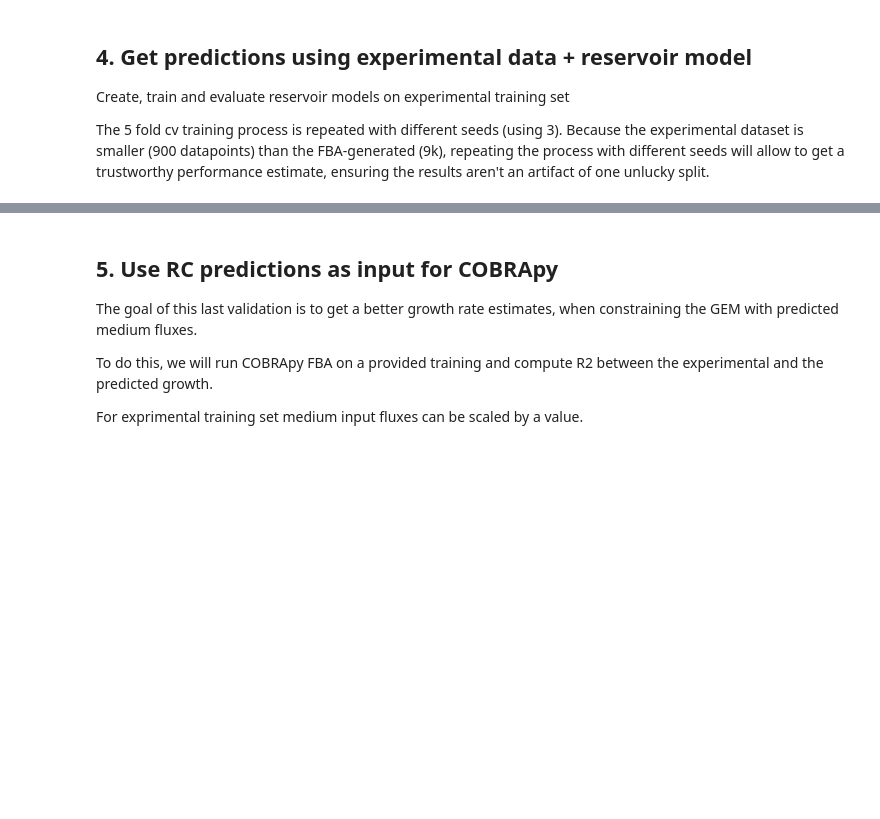
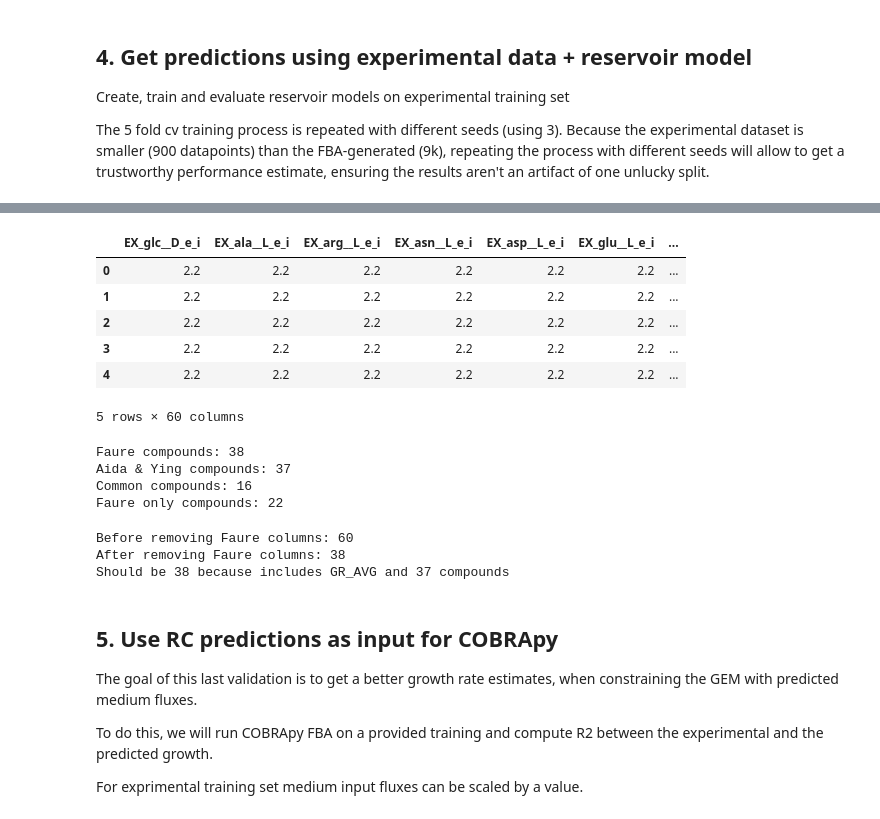
Before and after one commit to lyach/amn_release, a Jupyter notebook: Tutorial_Aida.ipynb, the cells around one changed output, grey strips where cells are left out. Saved outputs shown, nothing was run; the diff lists cells and outputs as text; code cells hidden in the pictures; blank space fills up the shorter version.

```diff
--- a/Tutorial_Aida.ipynb
+++ b/Tutorial_Aida.ipynb
@@ -892,0 +985,61 @@ print(f'  Saved Cobra solution to {cobra_path}')
+# %%
+# Adding the column names to the Cobra solution
+expfile  = DIRECTORY+'Dataset_input/aidaying_media_growth_amns_padded.csv'
+exp_df = pd.read_csv(expfile)
+colnames = exp_df.columns.tolist()
+
+cobrafile = DIRECTORY+'Result/AidaYing_UB_AMN_QP_RC/AidaYing_UB_AMN_QP_RC_solution_for_Cobra.csv'
+cobra_df = pd.read_csv(cobrafile)
+
+if len(colnames) == cobra_df.shape[1]:
+    cobra_df.columns = colnames
+else:
+    print(f'Column names do not match: {len(colnames)} != {cobra_df.shape[1]}')
+
+cobra_df.head()
+# %% [output]
+|  | EX_glc__D_e_i | EX_ala__L_e_i | EX_arg__L_e_i | EX_asn__L_e_i | EX_asp__L_e_i | EX_glu__L_e_i | ... |
+| 0 | 2.2 | 2.2 | 2.2 | 2.2 | 2.2 | 2.2 | ... |
+| 1 | 2.2 | 2.2 | 2.2 | 2.2 | 2.2 | 2.2 | ... |
+| 2 | 2.2 | 2.2 | 2.2 | 2.2 | 2.2 | 2.2 | ... |
+| 3 | 2.2 | 2.2 | 2.2 | 2.2 | 2.2 | 2.2 | ... |
+| 4 | 2.2 | 2.2 | 2.2 | 2.2 | 2.2 | 2.2 | ... |
+5 rows × 60 columns
+# %%
+# Load original Aida & Yin dataset
+aida_path = DIRECTORY + 'Dataset_input/aidaying_media_growth_amns.csv'
+aida_df = pd.read_csv(aida_path)
+
+# Load parameter file from Faure et. al
+faure_path = DIRECTORY + 'Dataset_input/iML1515.csv'
+faure_df = pd.read_csv(faure_path)
+
+# Store column names (excluding non-compounds)
+faure_cols = faure_df.columns.drop('name')
+aida_cols = aida_df.columns.drop('GR_AVG')
+
+print(f"Faure compounds: {len(faure_cols)}")
+print(f"Aida & Ying compounds: {len(aida_cols)}")
+
+# Check common compounds
+common_compounds = set(faure_cols) & set(aida_cols)
+print(f"Common compounds: {len(common_compounds)}")
+# Check Faure only
+faure_only = set(faure_cols) - set(aida_cols)
+print(f"Faure only compounds: {len(faure_only)}")
+# %% [output]
+Faure compounds: 38
+Aida & Ying compounds: 37
+Common compounds: 16
+Faure only compounds: 22
+# %%
+# Removing the Faure columns
+# Remove Faure compounds from Cobra solution
+print(f'Before removing Faure columns: {len(cobra_df.columns)}')
+cobra_df = cobra_df.drop(columns=faure_only)
+print(f'After removing Faure columns: {len(cobra_df.columns)}')
+print(f'Should be 38 because includes GR_AVG and 37 compounds')
+# %% [output]
+Before removing Faure columns: 60
+After removing Faure columns: 38
+Should be 38 because includes GR_AVG and 37 compounds
```
Also changed, not shown: parts of 8 cells of this notebook.
